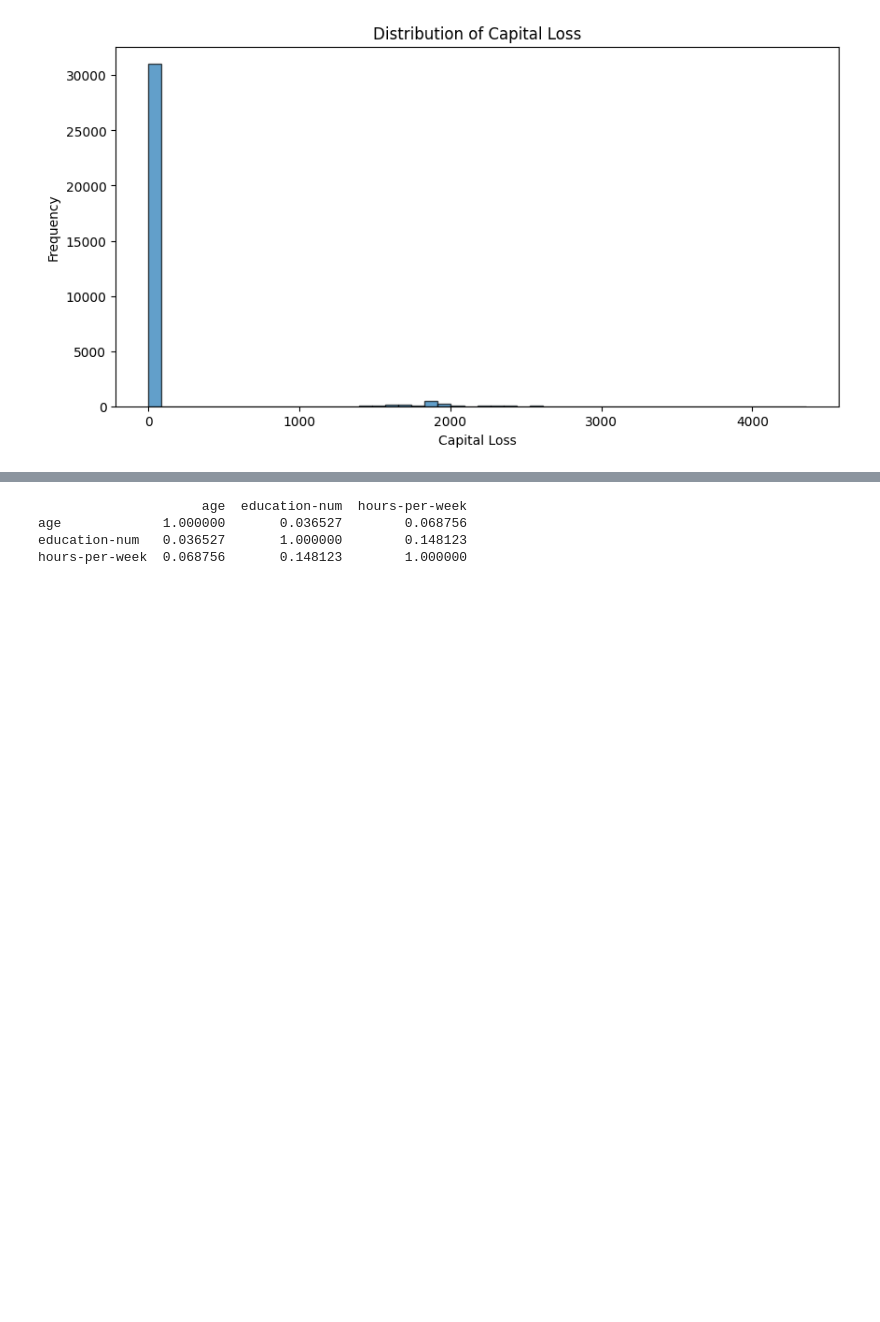
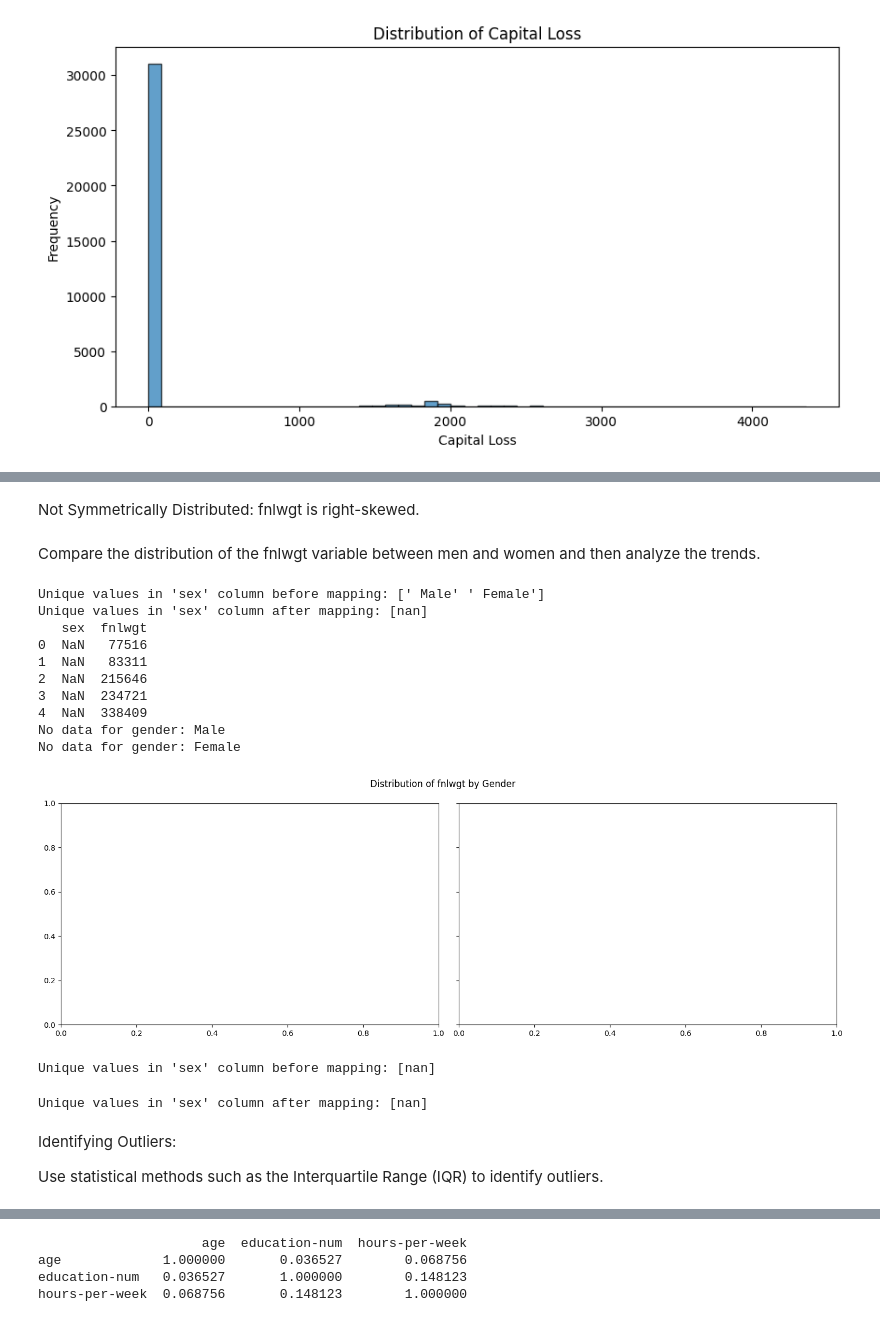
Before and after one commit to saerarawas/AAI614_rawas, a Jupyter notebook: Graded_assignment_1_Rawas_Saera.ipynb, the cells around one changed output, grey strips where cells are left out. Cells and saved outputs as stored; diff of their text form; code cells hidden in the pictures; blank space fills up the shorter version.

```diff
--- a/Graded_assignment_1_Rawas_Saera.ipynb
+++ b/Graded_assignment_1_Rawas_Saera.ipynb
@@ -76,0 +222,74 @@ plt.show()
+# %% [markdown]
+Not Symmetrically Distributed: fnlwgt is right-skewed.
+# %% [markdown]
+Compare the distribution of the fnlwgt variable between men and women and then analyze the trends.
+# %%
+import pandas as pd
+import numpy as np
+import matplotlib.pyplot as plt
+
+# Load the dataset
+data = pd.read_csv('adult.csv')
+
+# Check unique values in 'sex' column to verify mapping
+print("Unique values in 'sex' column before mapping:", data['sex'].unique())
+
+# Ensuring 'sex' is mapped correctly
+data['sex'] = data['sex'].map({'Male': 0, 'Female': 1})
+
+# Check unique values after mapping to confirm
+print("Unique values in 'sex' column after mapping:", data['sex'].unique())
+
+# Verify the dataset after mapping
+print(data[['sex', 'fnlwgt']].head())
+
+# Plot the distribution of fnlwgt by gender
+genders = {0: 'Male', 1: 'Female'}
+
+fig, axes = plt.subplots(1, 2, figsize=(15, 5), sharey=True)
+fig.suptitle('Distribution of fnlwgt by Gender')
+
+# Plotting histograms
+for i, (gender_code, gender_name) in enumerate(genders.items()):
+    subset = data[data['sex'] == gender_code]
+    if subset.empty:
+        print(f"No data for gender: {gender_name}")
+        continue  # Skip empty subsets
+    axes[i].hist(subset['fnlwgt'].dropna(), bins=25, edgecolor='k', alpha=0.7)
+    axes[i].set_title(f'Gender: {gender_name}')
+    axes[i].set_xlabel('fnlwgt')
+    if i == 0:
+        axes[i].set_ylabel('Frequency')
+
+plt.tight_layout()
+plt.show()
+# %% [output]
+Unique values in 'sex' column before mapping: [' Male' ' Female']
+Unique values in 'sex' column after mapping: [nan]
+   sex  fnlwgt
+0  NaN   77516
+1  NaN   83311
+2  NaN  215646
+3  NaN  234721
+4  NaN  338409
+No data for gender: Male
+No data for gender: Female
+[figure, added]
+# %%
+# Check unique values in 'sex' column before mapping
+print("Unique values in 'sex' column before mapping:", data['sex'].unique())
+# %% [output]
+Unique values in 'sex' column before mapping: [nan]
+# %%
+# Ensuring 'sex' is mapped correctly
+data['sex'] = data['sex'].map({'Male': 0, 'Female': 1})
+
+# Check unique values after mapping to confirm
+print("Unique values in 'sex' column after mapping:", data['sex'].unique())
+# %% [output]
+Unique values in 'sex' column after mapping: [nan]
+# %% [markdown]
+Identifying Outliers:
+
+
+Use statistical methods such as the Interquartile Range (IQR) to identify outliers.
```
Also changed, not shown: parts of 21 cells of this notebook.
